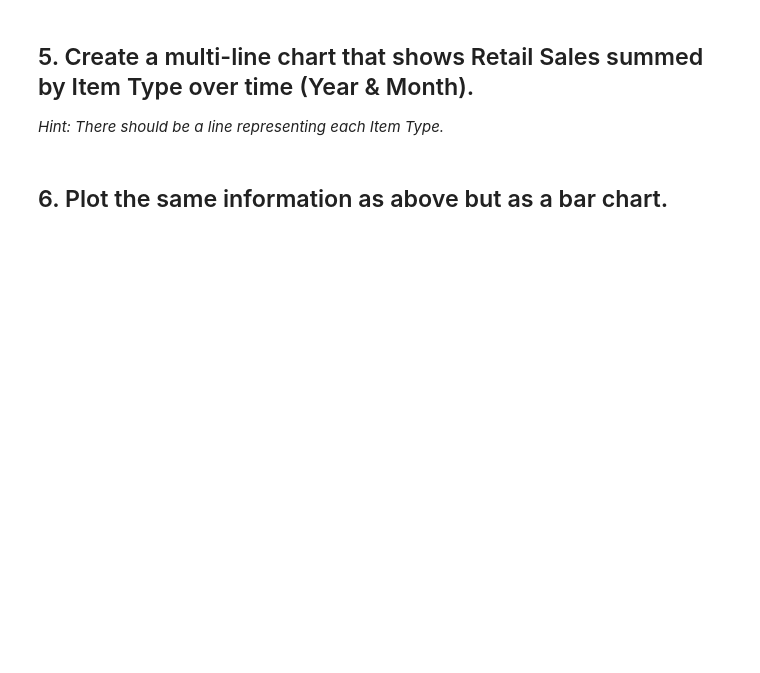
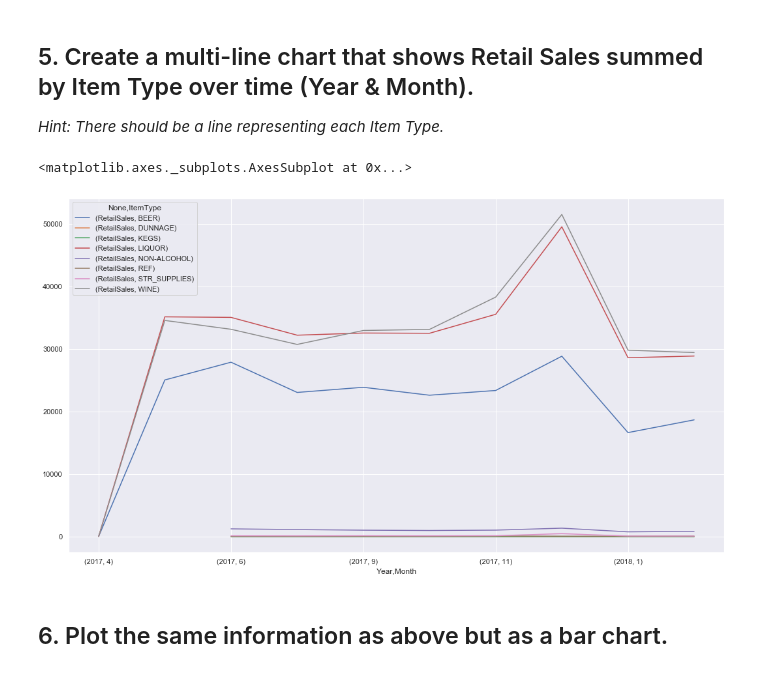
Before and after one commit to Nonisnon/dataptmad0420, a Jupyter notebook: module-2/plotting-multiple-data-series/your-code/main.ipynb, the cells around one changed output. Cells and saved outputs as stored; diff of their text form; code cells hidden in the pictures; blank space fills up the shorter version.

```diff
--- a/module-2/plotting-multiple-data-series/your-code/main.ipynb
+++ b/module-2/plotting-multiple-data-series/your-code/main.ipynb
@@ -53,5 +79,11 @@ top10.plot.barh()
 ## 5. Create a multi-line chart that shows Retail Sales summed by Item Type over time (Year & Month).
 
 *Hint: There should be a line representing each Item Type.*
+# %%
+sales_item = data.pivot_table(index=['Year', 'Month'], columns=['ItemType'], values=['RetailSales'], aggfunc='sum')
+sales_item.plot(figsize=(18,10))
+# %% [output]
+<matplotlib.axes._subplots.AxesSubplot at 0x...>
+[figure, added]
 # %% [markdown]
 ## 6. Plot the same information as above but as a bar chart.
```
Also changed, not shown: parts of 6 cells of this notebook.
